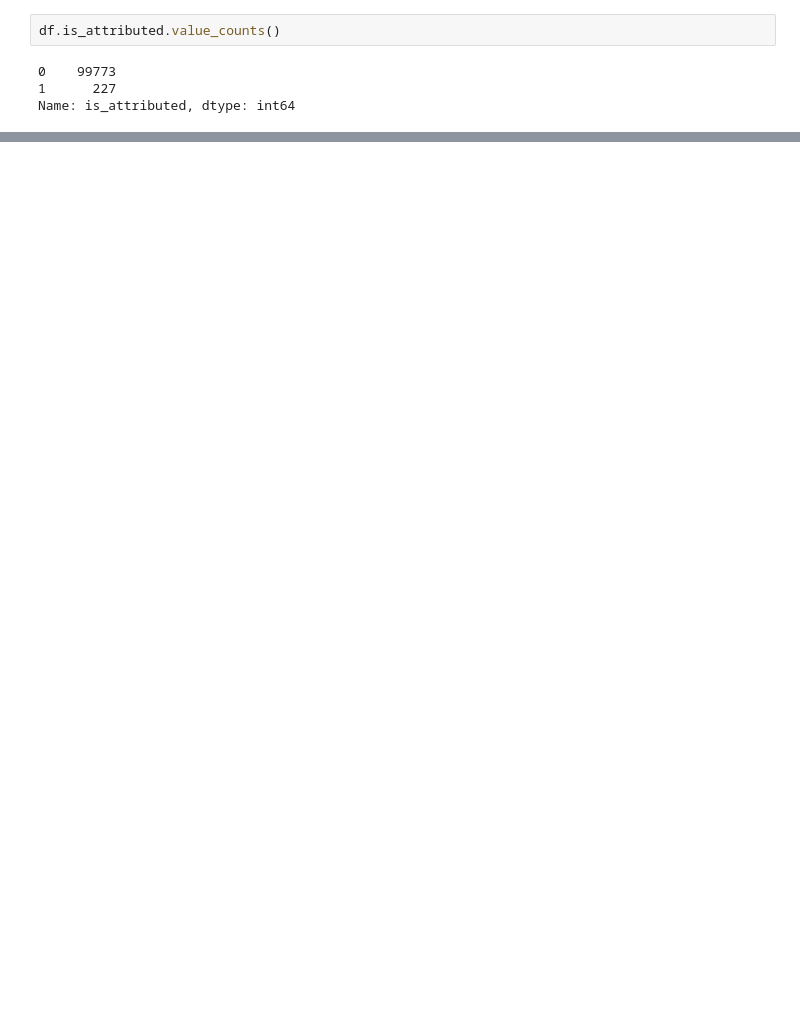
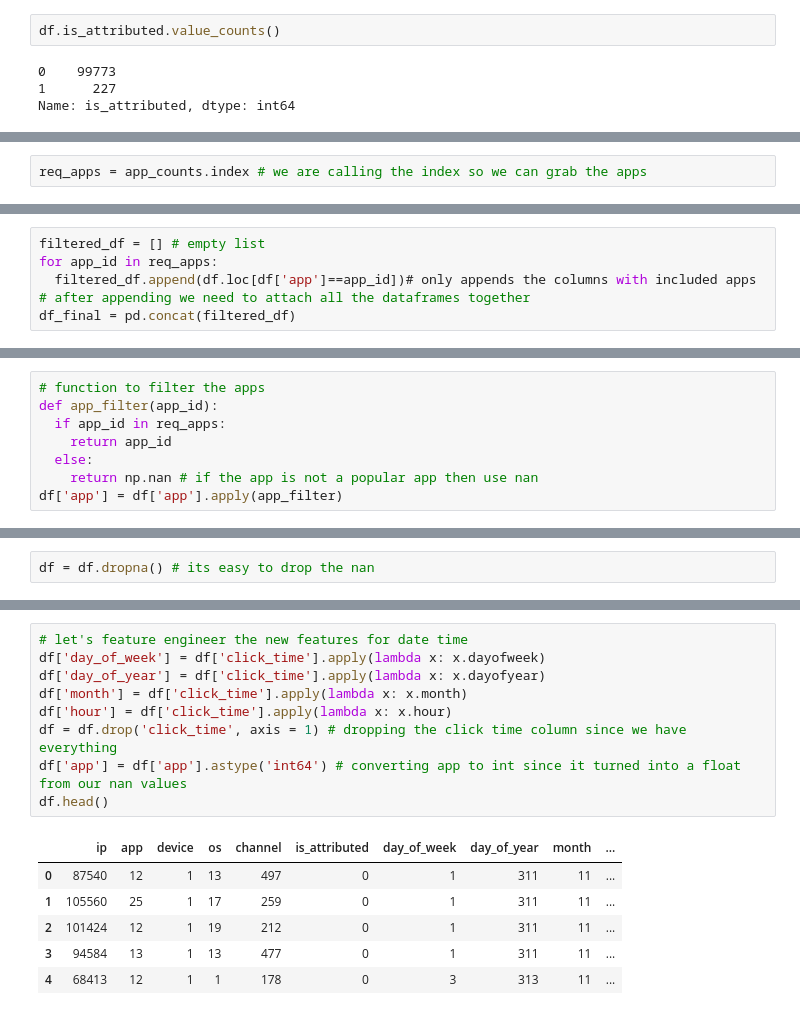
Before and after one commit to mahfuz978/Decision-Trees-and-Ensemble, a Jupyter notebook: Bagging_Boosting_Project/Mahfuzur_Bagging_Boosting_Project.ipynb, the cells around one changed output, grey strips where cells are left out. Drawn from its saved outputs; the diff is of its cells as text; blank space fills up the shorter version.

```diff
--- a/Bagging_Boosting_Project/Mahfuzur_Bagging_Boosting_Project.ipynb
+++ b/Bagging_Boosting_Project/Mahfuzur_Bagging_Boosting_Project.ipynb
@@ -118,0 +221,2 @@ df = df['attributed_time']
+# %%
+req_apps = app_counts.index # we are calling the index so we can grab the apps
@@ -118,0 +230,6 @@ df = df['attributed_time']
+# %%
+filtered_df = [] # empty list
+for app_id in req_apps:
+  filtered_df.append(df.loc[df['app']==app_id])# only appends the columns with included apps
+# after appending we need to attach all the dataframes together
+df_final = pd.concat(filtered_df)
@@ -118,0 +268,8 @@ df = df['attributed_time']
+# %%
+# function to filter the apps
+def app_filter(app_id):
+  if app_id in req_apps:
+    return app_id
+  else:
+    return np.nan # if the app is not a popular app then use nan
+df['app'] = df['app'].apply(app_filter)
@@ -118,0 +293,2 @@ df = df['attributed_time']
+# %%
+df = df.dropna() # its easy to drop the nan
@@ -118,0 +316,16 @@ df = df['attributed_time']
+# %%
+# let's feature engineer the new features for date time
+df['day_of_week'] = df['click_time'].apply(lambda x: x.dayofweek)
+df['day_of_year'] = df['click_time'].apply(lambda x: x.dayofyear)
+df['month'] = df['click_time'].apply(lambda x: x.month)
+df['hour'] = df['click_time'].apply(lambda x: x.hour)
+df = df.drop('click_time', axis = 1) # dropping the click time column since we have everything
+df['app'] = df['app'].astype('int64') # converting app to int since it turned into a float from our nan values
+df.head()
+# %% [output]
+|  | ip | app | device | os | channel | is_attributed | day_of_week | day_of_year | month | ... |
+| 0 | 87540 | 12 | 1 | 13 | 497 | 0 | 1 | 311 | 11 | ... |
+| 1 | 105560 | 25 | 1 | 17 | 259 | 0 | 1 | 311 | 11 | ... |
+| 2 | 101424 | 12 | 1 | 19 | 212 | 0 | 1 | 311 | 11 | ... |
+| 3 | 94584 | 13 | 1 | 13 | 477 | 0 | 1 | 311 | 11 | ... |
+| 4 | 68413 | 12 | 1 | 1 | 178 | 0 | 3 | 313 | 11 | ... |
```
Also changed, not shown: parts of 28 cells of this notebook.
